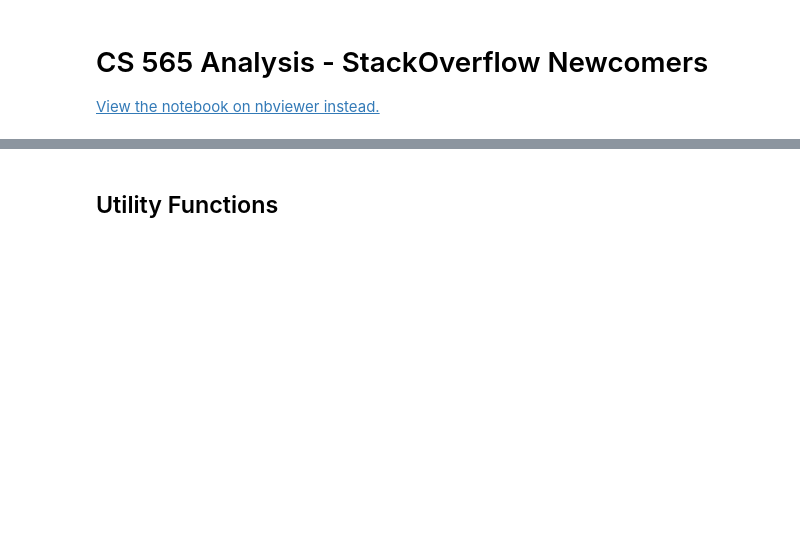
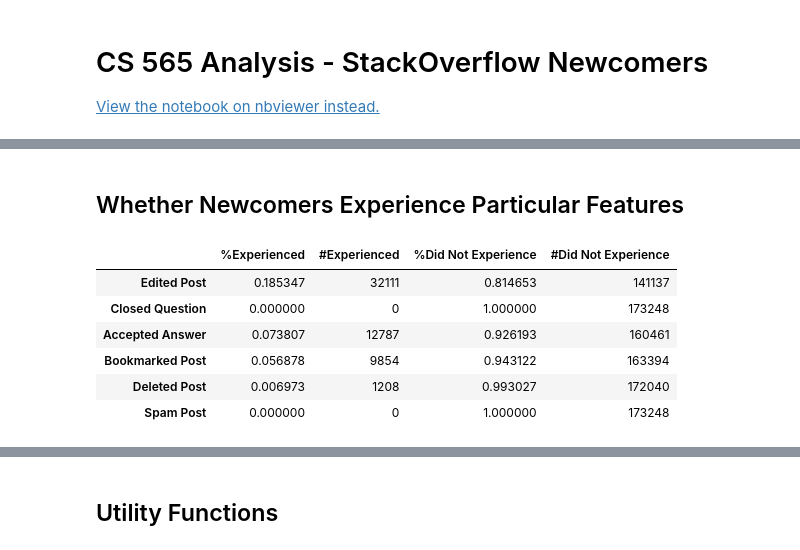
Before and after one commit to jackiec1998/cs565-final-project, a Jupyter notebook: newcomers.ipynb, the cells around one changed output, grey strips where cells are left out. Drawn from its saved outputs; the diff is of its cells as text; code cells hidden in the pictures; blank space fills up the shorter version.

```diff
--- a/newcomers.ipynb
+++ b/newcomers.ipynb
@@ -216,0 +143,31 @@ fig.write_image('figs/post-type-bins.png', scale=3)
+# %% [markdown]
+## Whether Newcomers Experience Particular Features
+# %%
+properties = [
+    ('TotalSuggestedEdits', 'Edited Post'),
+    ('TotalClosed', 'Closed Question'),
+    ('TotalAnswersAccepted', 'Accepted Answer'),
+    ('TotalBookmarked', 'Bookmarked Post'),
+    ('TotalDeleted', 'Deleted Post'),
+    ('TotalMarkedAsSpam', 'Spam Post')
+]
+
+table = {}
+
+for property, name in properties:
+    table[name] = {
+        '%Experienced': len(newcomers[newcomers[property] > 0]) / len(newcomers),
+        '#Experienced': len(newcomers[newcomers[property] > 0]),
+        '%Did Not Experience': len(newcomers[newcomers[property] == 0]) / len(newcomers),
+        '#Did Not Experience': len(newcomers[newcomers[property] == 0])
+    }
+
+pd.DataFrame.from_dict(table, orient='index')
+# %% [output]
+|  | %Experienced | #Experienced | %Did Not Experience | #Did Not Experience |
+| Edited Post | 0.185347 | 32111 | 0.814653 | 141137 |
+| Closed Question | 0.000000 | 0 | 1.000000 | 173248 |
+| Accepted Answer | 0.073807 | 12787 | 0.926193 | 160461 |
+| Bookmarked Post | 0.056878 | 9854 | 0.943122 | 163394 |
+| Deleted Post | 0.006973 | 1208 | 0.993027 | 172040 |
+| Spam Post | 0.000000 | 0 | 1.000000 | 173248 |
```
Also changed, not shown: parts of 18 cells of this notebook, 6 other files.
